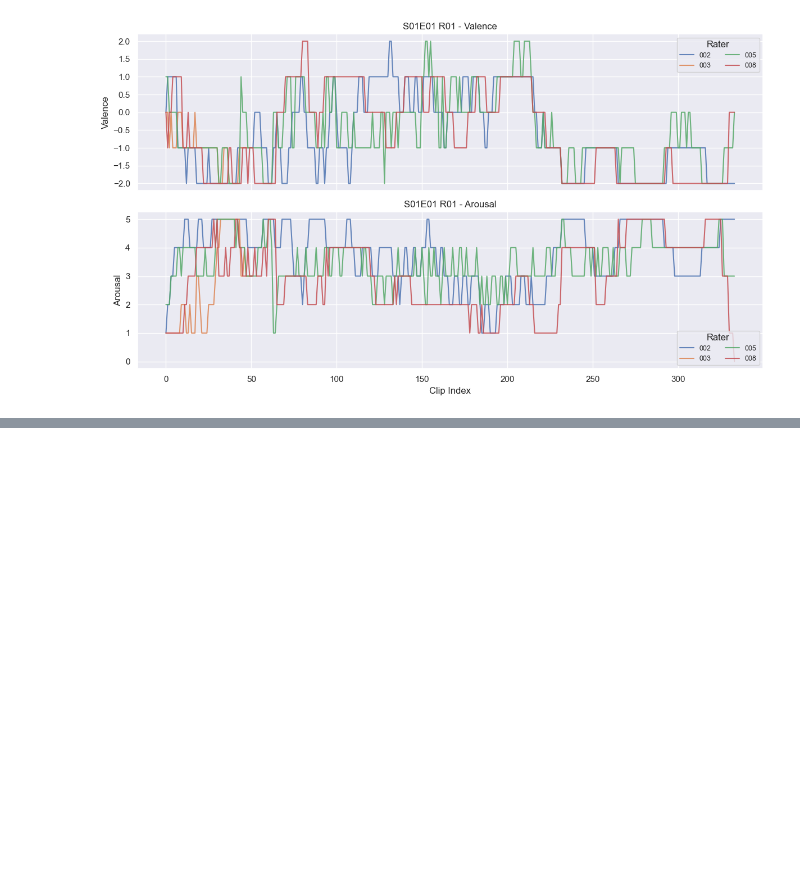
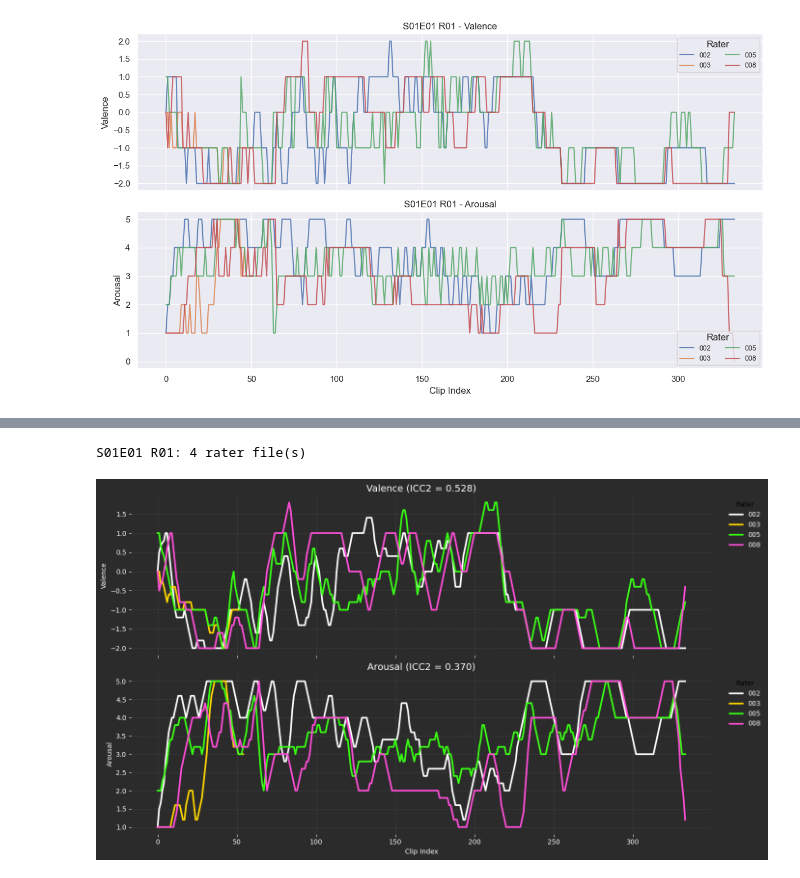
Before and after one commit to Cgonz705/diva-emotion-dfc, a Jupyter notebook: 0-annotations-cleaning.ipynb, the cells around one changed output, grey strips where cells are left out. Drawn from its saved outputs; the diff is of its cells as text; code cells hidden in the pictures; blank space fills up the shorter version.

```diff
--- a/0-annotations-cleaning.ipynb
+++ b/0-annotations-cleaning.ipynb
@@ -160,0 +518,76 @@ S01E01 R04: 2 rater file(s)
+# %%
+# Plot all raters for one run on the same valence/arousal figure
+episode_to_plot = "S01E01"
+run_to_plot = "R01"
+
+plt.style.use('default')
+
+# --- CUSTOM COLORS (exactly what you asked) ---
+colors = ['#FFFFFF', '#FFD700', '#39FF14', '#FF4FD8']
+# white, gold, neon green, pink/purple
+
+run_files = episode_csvs.get(episode_to_plot, {}).get(run_to_plot, [])
+print(f"{episode_to_plot} {run_to_plot}: {len(run_files)} rater file(s)")
+
+if not run_files:
+    print("No files found for this episode/run.")
+else:
+    fig, axes = plt.subplots(2, 1, figsize=(14, 8), sharex=True)
+
+    # --- BACKGROUND ---
+    fig.patch.set_facecolor('#2b2b2b')     # dark gray
+    axes[0].set_facecolor('#2b2b2b')
+    axes[1].set_facecolor('#2b2b2b')
+
+    for i, file_path in enumerate(run_files):
+        df = pd.read_csv(file_path)
+        col_lookup = {c.lower(): c for c in df.columns}
+        val_col = col_lookup.get("valence")
+        aro_col = col_lookup.get("arousal")
+
+        if val_col is None or aro_col is None:
+            continue
+
+        filename = op.basename(file_path)
+        rater_label = filename.split("_")[-1].replace(".csv", "")
+
+        # smooth lines
+        val_series = pd.to_numeric(df[val_col], errors="coerce").rolling(5, min_periods=1).mean()
+        aro_series = pd.to_numeric(df[aro_col], errors="coerce").rolling(5, min_periods=1).mean()
+
+        color = colors[i % len(colors)]
+
+        axes[0].plot(val_series, label=rater_label, linewidth=2.5, color=color)
+        axes[1].plot(aro_series, label=rater_label, linewidth=2.5, color=color)
+
+    # --- TITLES ---
+    axes[0].set_title(f"Valence (ICC2 = {icc_val:.3f})", fontsize=14, color='white')
+    axes[1].set_title(f"Arousal (ICC2 = {icc_aro:.3f})", fontsize=14, color='white')
+
+    # --- LABELS ---
+    axes[0].set_ylabel("Valence", color='white')
+    axes[1].set_ylabel("Arousal", color='white')
+    axes[1].set_xlabel("Clip Index", color='white')
+
+    # --- TICKS ---
+    for ax in axes:
+        ax.tick_params(colors='white')
+
+    # --- GRID ---
+    for ax in axes:
+        ax.grid(True, linestyle='--', alpha=0.2, color='#aaaaaa')
+
+    # --- LEGEND ---
+    axes[0].legend(title="Rater", bbox_to_anchor=(1.02, 1), loc='upper left', frameon=False, labelcolor='white')
+    axes[1].legend(title="Rater", bbox_to_anchor=(1.02, 1), loc='upper left', frameon=False, labelcolor='white')
+
+    # --- REMOVE BORDERS ---
+    for ax in axes:
+        for spine in ax.spines.values():
+            spine.set_visible(False)
+
+    plt.tight_layout()
+    plt.show()
+# %% [output]
+S01E01 R01: 4 rater file(s)
+[figure, added]
```
Also changed, not shown: parts of 9 cells of this notebook.
